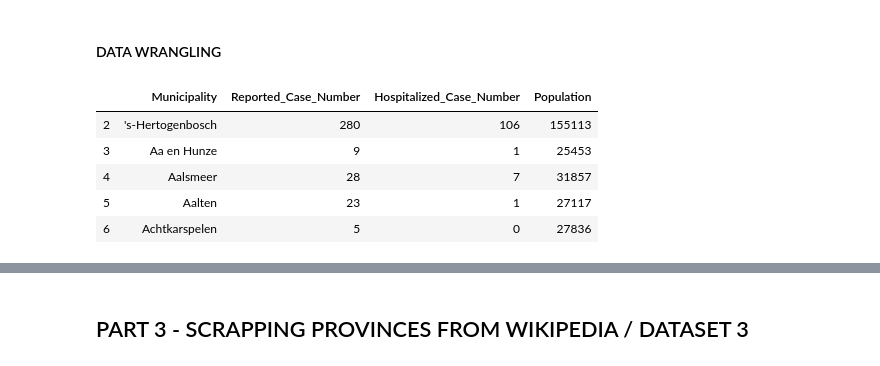
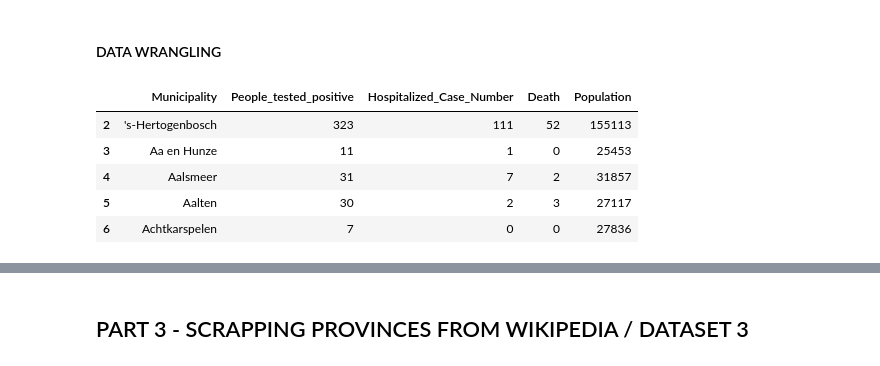
Before and after one commit to IJzerenSteen/CORONA_BY_MUNICIPALITY_NL, a Jupyter notebook: Covid_Mun_NL_REAL_TIME_DATABASE_Latest_Version.ipynb, the cells around one changed output, grey strips where cells are left out. Saved outputs shown, nothing was run; the diff lists cells and outputs as text; code cells hidden in the pictures.

```diff
--- a/Covid_Mun_NL_REAL_TIME_DATABASE_Latest_Version.ipynb
+++ b/Covid_Mun_NL_REAL_TIME_DATABASE_Latest_Version.ipynb
@@ -59,22 +59,22 @@ table=str(my_table[0]).split('\n')
 # %%
 #Setting it to a dataframe
 df2 = pd.DataFrame([sub.split(";") for sub in table ])
 #Cleaning the data
 df2.drop(0,0,inplace=True)
 df2.drop(1,0,inplace=True)
 df2.drop(df2.tail(1).index,0,inplace=True)
-df2.drop([0,5,6], 1, inplace=True)
-headers=["Municipality","Reported_Case_Number","Hospitalized_Case_Number","Population"]
+df2.drop([0,6,7,8], 1, inplace=True)
+headers=["Municipality","People_tested_positive","Hospitalized_Case_Number","Death","Population"]
 df2.columns=headers
 
 
 df2.head()
 # %% [output]
-|  | Municipality | Reported_Case_Number | Hospitalized_Case_Number | Population |
-| 2 | 's-Hertogenbosch | 280 | 106 | 155113 |
-| 3 | Aa en Hunze | 9 | 1 | 25453 |
-| 4 | Aalsmeer | 28 | 7 | 31857 |
-| 5 | Aalten | 23 | 1 | 27117 |
-| 6 | Achtkarspelen | 5 | 0 | 27836 |
+|  | Municipality | People_tested_positive | Hospitalized_Case_Number | Death | Population |
+| 2 | 's-Hertogenbosch | 323 | 111 | 52 | 155113 |
+| 3 | Aa en Hunze | 11 | 1 | 0 | 25453 |
+| 4 | Aalsmeer | 31 | 7 | 2 | 31857 |
+| 5 | Aalten | 30 | 2 | 3 | 27117 |
+| 6 | Achtkarspelen | 7 | 0 | 0 | 27836 |
 # %%
 df2['Population'] = pd.to_numeric(df2['Population'])
```
Also changed, not shown: parts of 31 cells of this notebook.
